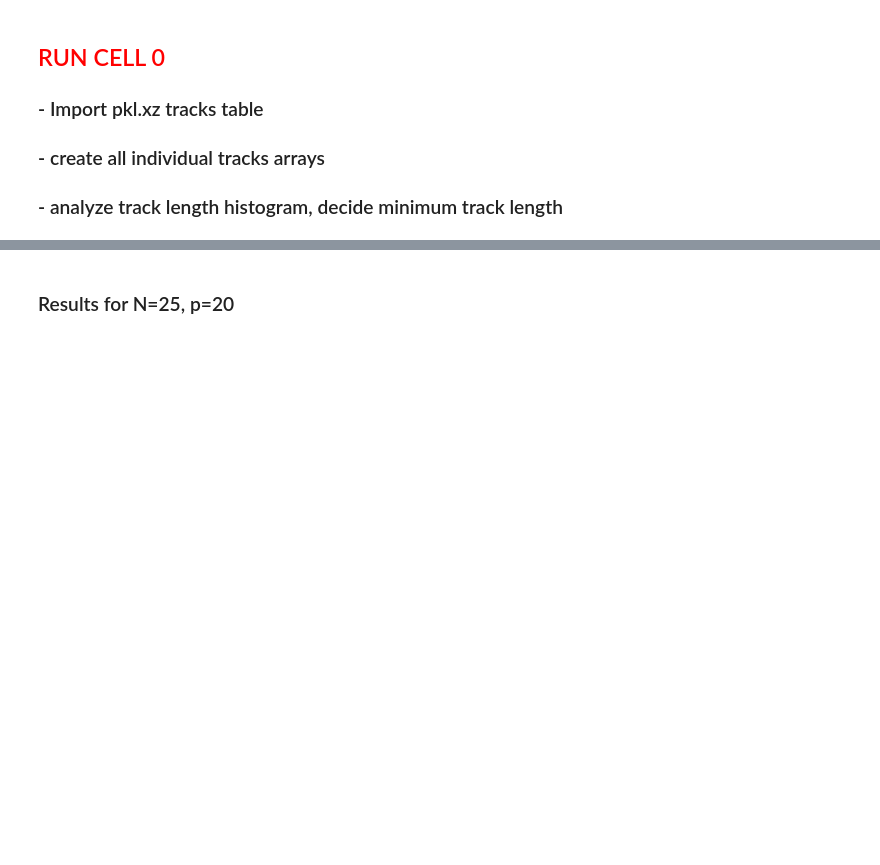
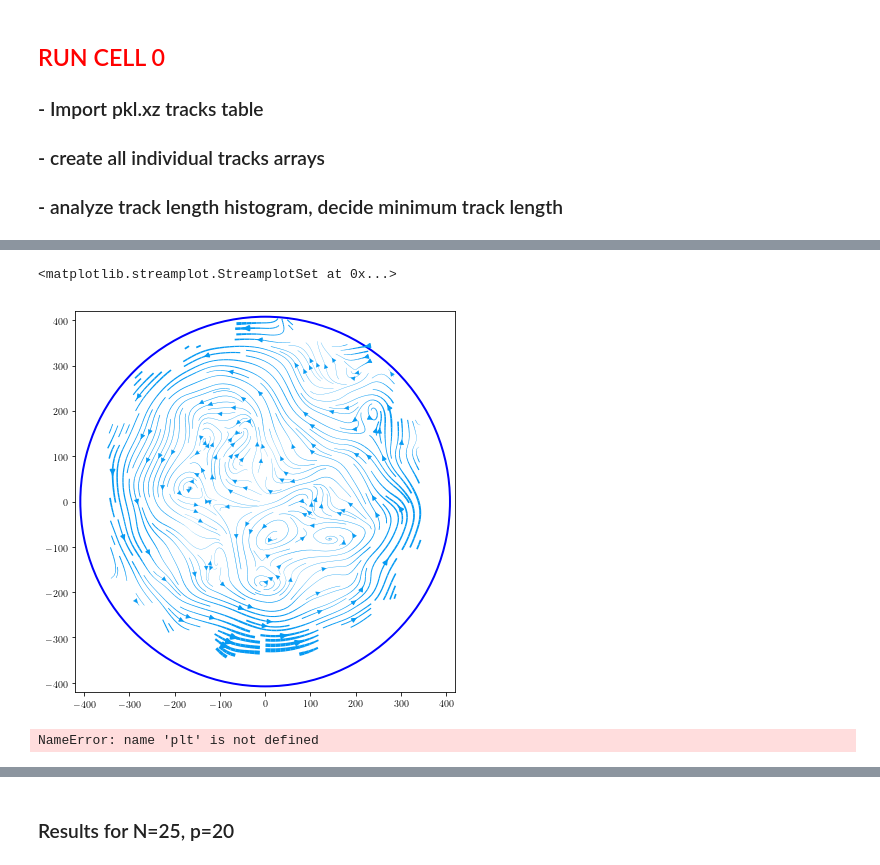
Before and after one commit to fvegar/brownian, a Jupyter notebook: chiral_tracks.ipynb, the cells around one changed output, grey strips where cells are left out. Saved outputs shown, nothing was run; the diff lists cells and outputs as text; code cells hidden in the pictures; blank space fills up the shorter version.

```diff
--- a/chiral_tracks.ipynb
+++ b/chiral_tracks.ipynb
@@ -707,0 +697,25 @@ print(ux, '\t', uy, '\t', wm)
+# %%
+plt.close('all')
+figure, axes = plt.subplots(figsize=(7,7))
+
+draw_circle = plt.Circle((0, 0), 408, fill=False, color='b', linewidth=2)
+
+axes.set_aspect(1)
+axes.add_artist(draw_circle)
+
+lw = 10* speed
+plt.xlim(-420,420)
+plt.ylim(-420,420)
+plt.streamplot(X, Y, ux, uy, color='xkcd:azure', density=2.6, linewidth=lw)
+# %% [output]
+<matplotlib.streamplot.StreamplotSet at 0x...>
+[figure, added]
+# %%
+fig, ax1 = plt.subplots(figsize=(7, 7))
+
+dens = plt.imshow(n, interpolation='gaussian', cmap='gnuplot',extent=(-400,400,-400,400),
+                  vmax = np.max(n)*0.75,vmin=-0.005)
+
+fig.colorbar(dens, ax=ax1,fraction=0.047, pad=0.01)
+# %% [output]
+NameError: name 'plt' is not defined
```
Also changed, not shown: parts of 22 cells of this notebook, 1 other file.
